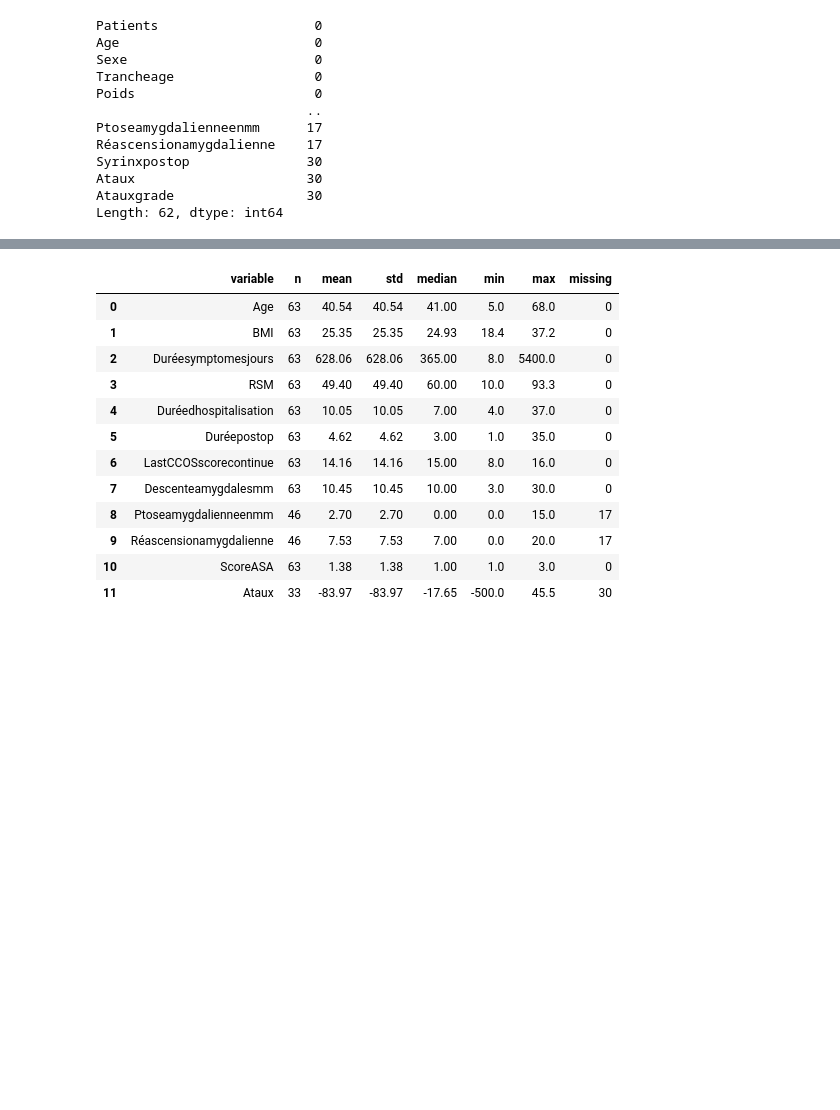
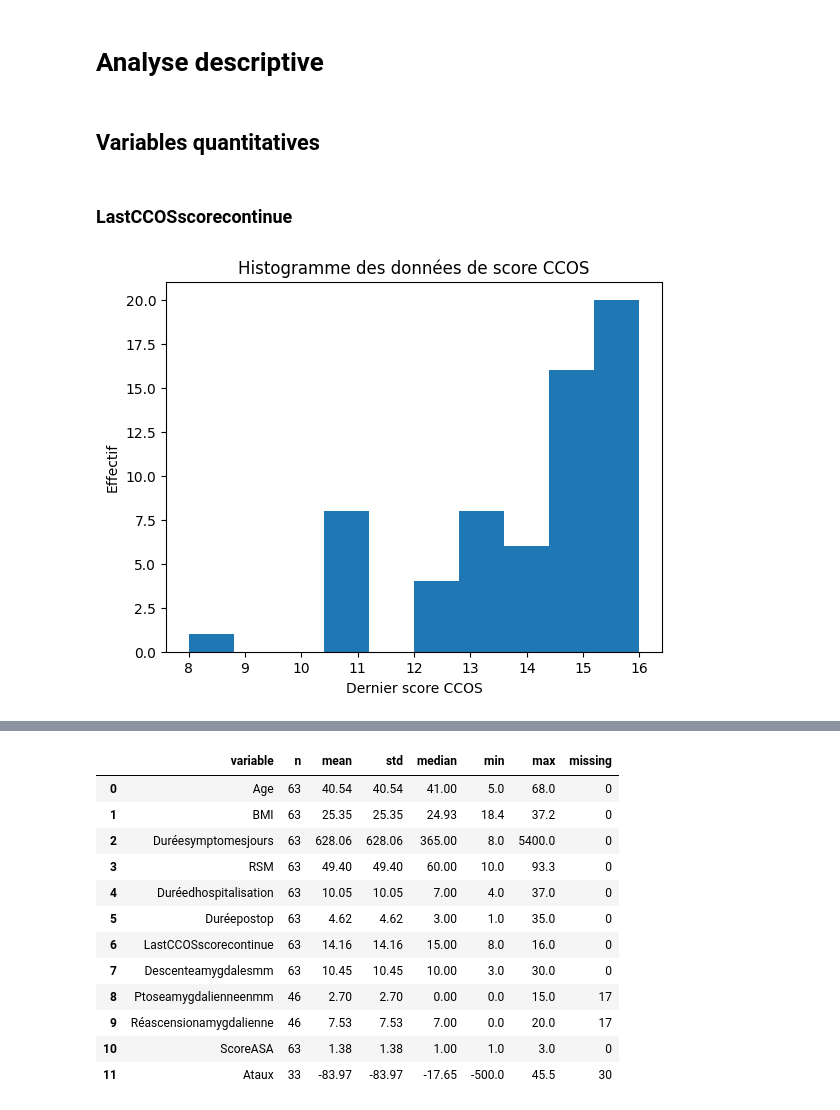
Before and after one commit to bastienbotrel/these_kerima, a Jupyter notebook: analyses.ipynb, the cells around one changed output, grey strips where cells are left out. Drawn from its saved outputs; the diff is of its cells as text; code cells hidden in the pictures; blank space fills up the shorter version.

Commit message:
add univariate analyses

```diff
--- a/analyses.ipynb
+++ b/analyses.ipynb
@@ -24,18 +19,5 @@ dataset
-# %%
-dataset.isna().sum()
-# %% [output]
-Patients                    0
-Age                         0
-Sexe                        0
-Trancheage                  0
-Poids                       0
-                           ..
-Ptoseamygdalienneenmm      17
-Réascensionamygdalienne    17
-Syrinxpostop               30
-Ataux                      30
-Atauxgrade                 30
-Length: 62, dtype: int64
+# %% [markdown]
+# Analyse descriptive
 # %%
 continuous_variables = ['Age', 'BMI', 'Duréesymptomesjours', 'RSM', 'Duréedhospitalisation', 'Duréepostop', 'LastCCOSscorecontinue',
                         'Descenteamygdalesmm', 'Ptoseamygdalienneenmm', 'Réascensionamygdalienne', 'ScoreASA', 'Ataux']
@@ -46,3 +28,15 @@ categorical_variables = ['Sexe', 'Trancheage','Surpoids','Diabete', 'HTA', 'Malf
                          'Malformationosseuse', 'Scoliose', 'Hydrocéphalie', 'CSI', 'OuvertureC1', 'OuvertureC2', 'Plastiedurale', 'EtatArachnoide',
                         'Redon', 'Coagulationdesamygdales', 'Complicationostop', 'Infectioncicatrice', 'Pseudoméningocèle', 'FuiteLCR',
                          'hydrocéphaliepostop', 'Meningite', 'IRMpostop', 'IRMpostopgrandeciterne', 'IRMpostopamygdales', 'Syrinxpostop', 'Atauxgrade']
+# %% [markdown]
+## Variables quantitatives
+# %% [markdown]
+### LastCCOSscorecontinue
+# %%
+plt.ylabel("Effectif")
+plt.xlabel("Dernier score CCOS")
+plt.title("Histogramme des données de score CCOS")
+plt.hist(dataset["LastCCOSscorecontinue"])
+plt.show()
+# %% [output]
+[figure, added]
```
Also changed, not shown: parts of 65 cells of this notebook.
